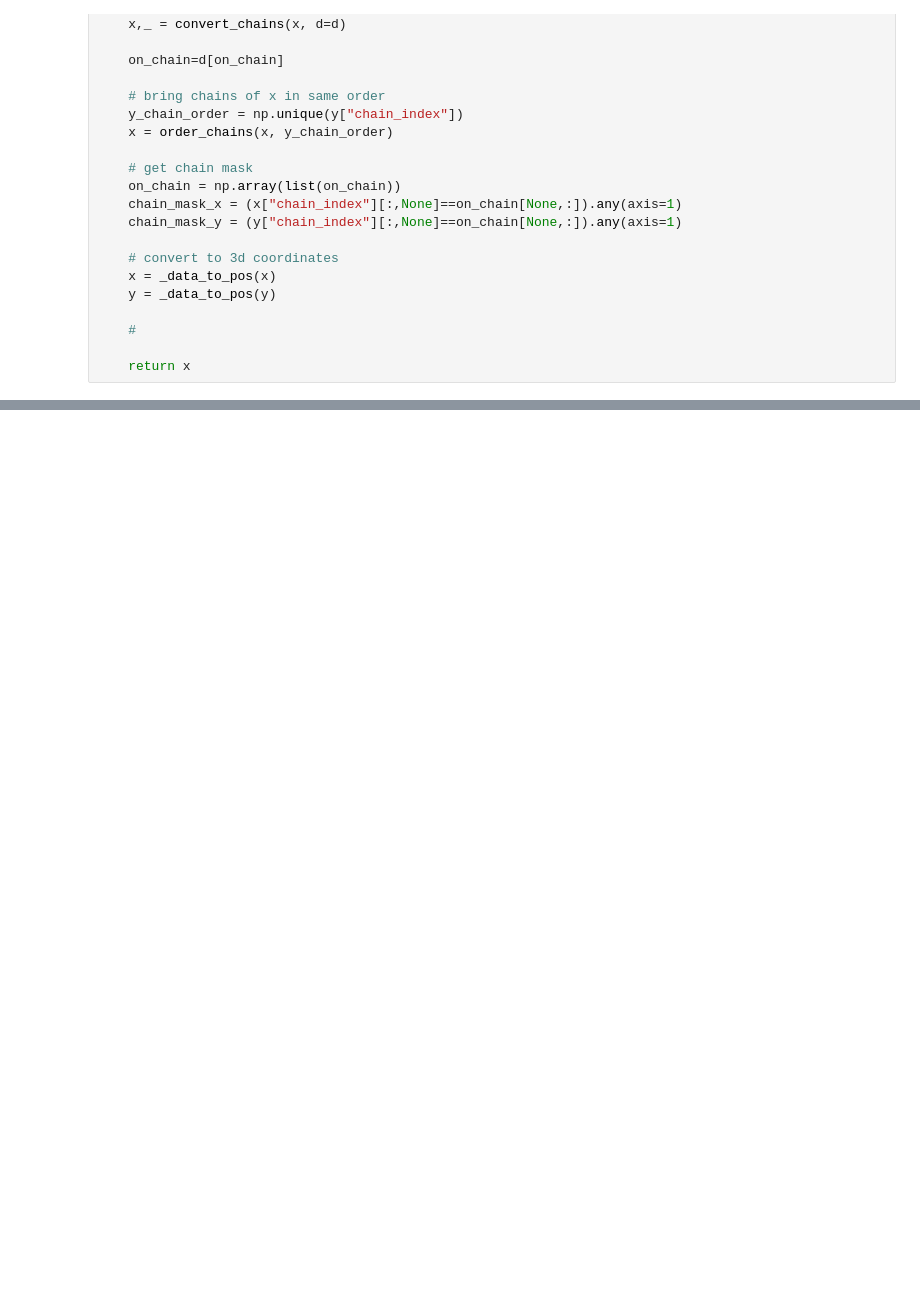
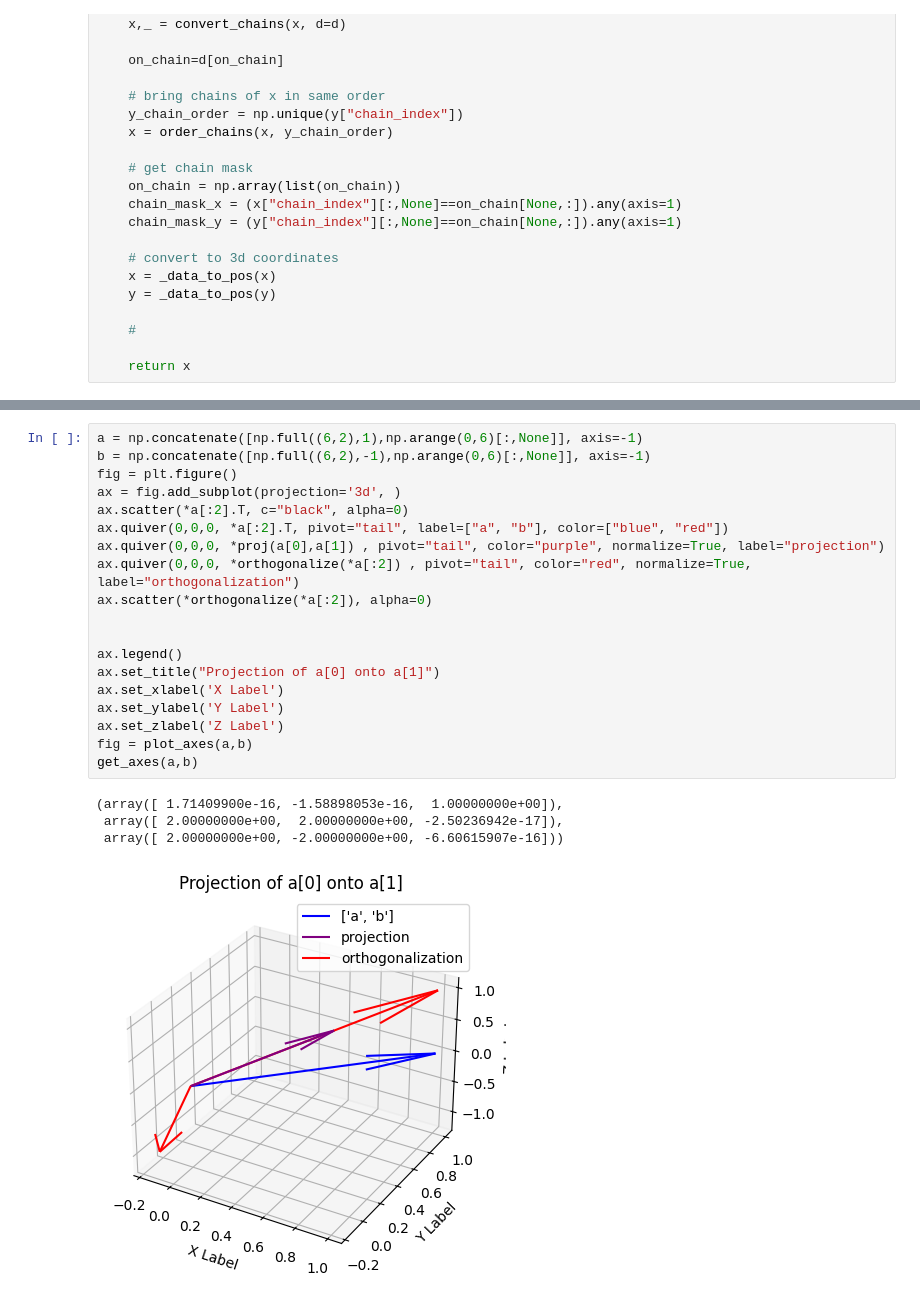
Before and after one commit to NTBiotech/flexcraft, a Jupyter notebook: notebooks/adapt/geometry_devel.ipynb, the cells around one changed output, grey strips where cells are left out. Saved outputs shown, nothing was run; the diff lists cells and outputs as text; blank space fills up the shorter version.

```diff
--- a/notebooks/adapt/geometry_devel.ipynb
+++ b/notebooks/adapt/geometry_devel.ipynb
@@ -186,0 +242,24 @@ Classified chains [0 1] as MHC/antigen chains
+# %%
+a = np.concatenate([np.full((6,2),1),np.arange(0,6)[:,None]], axis=-1)
+b = np.concatenate([np.full((6,2),-1),np.arange(0,6)[:,None]], axis=-1)
+fig = plt.figure()
+ax = fig.add_subplot(projection='3d', )
+ax.scatter(*a[:2].T, c="black", alpha=0)
+ax.quiver(0,0,0, *a[:2].T, pivot="tail", label=["a", "b"], color=["blue", "red"])
+ax.quiver(0,0,0, *proj(a[0],a[1]) , pivot="tail", color="purple", normalize=True, label="projection")
+ax.quiver(0,0,0, *orthogonalize(*a[:2]) , pivot="tail", color="red", normalize=True, label="orthogonalization")
+ax.scatter(*orthogonalize(*a[:2]), alpha=0)
+
+
+ax.legend()
+ax.set_title("Projection of a[0] onto a[1]")
+ax.set_xlabel('X Label')
+ax.set_ylabel('Y Label')
+ax.set_zlabel('Z Label')
+fig = plot_axes(a,b)
+get_axes(a,b)
+# %% [output]
+(array([ 1.71409900e-16, -1.58898053e-16,  1.00000000e+00]),
+ array([ 2.00000000e+00,  2.00000000e+00, -2.50236942e-17]),
+ array([ 2.00000000e+00, -2.00000000e+00, -6.60615907e-16]))
+[figure, added]
```
Also changed, not shown: parts of 12 cells of this notebook, 2 other files.
